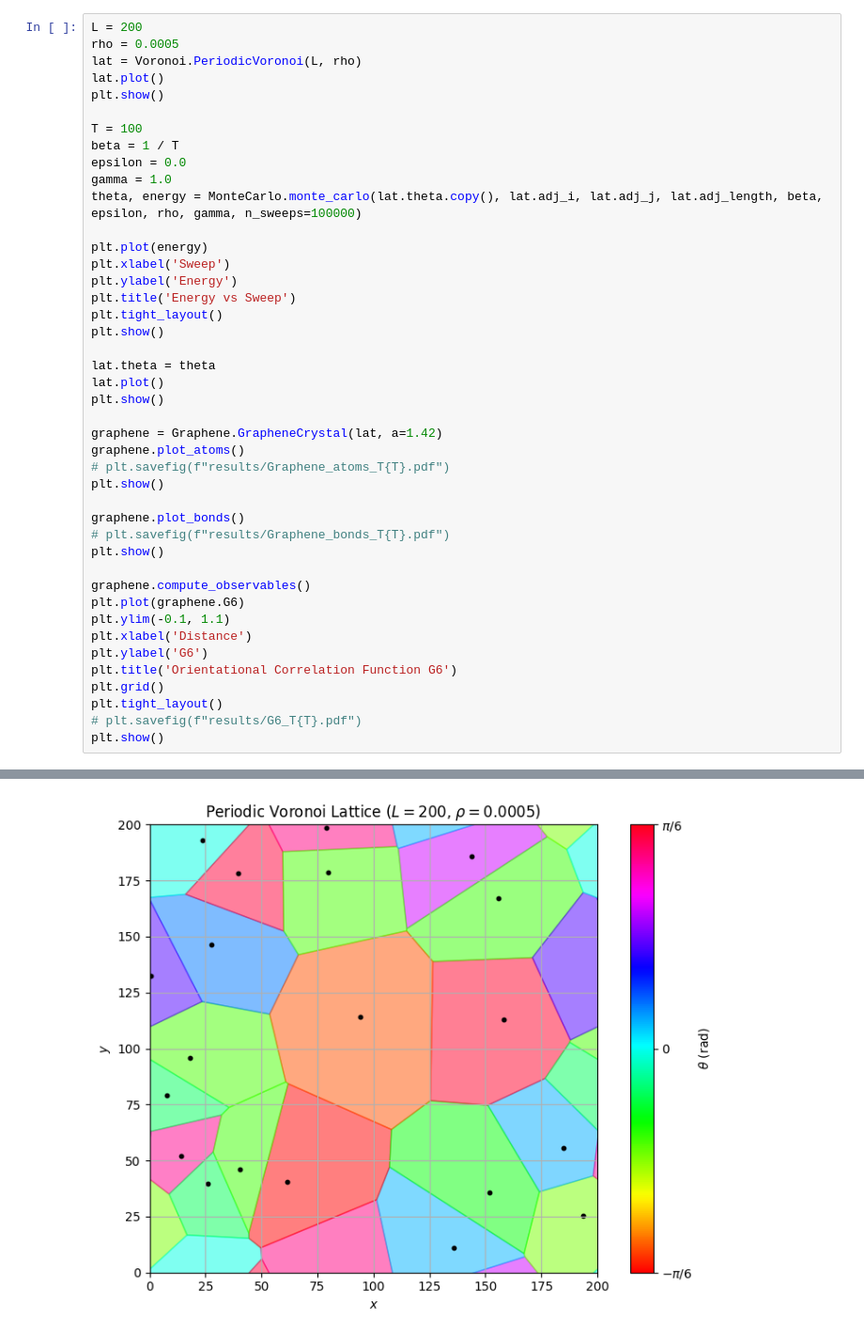
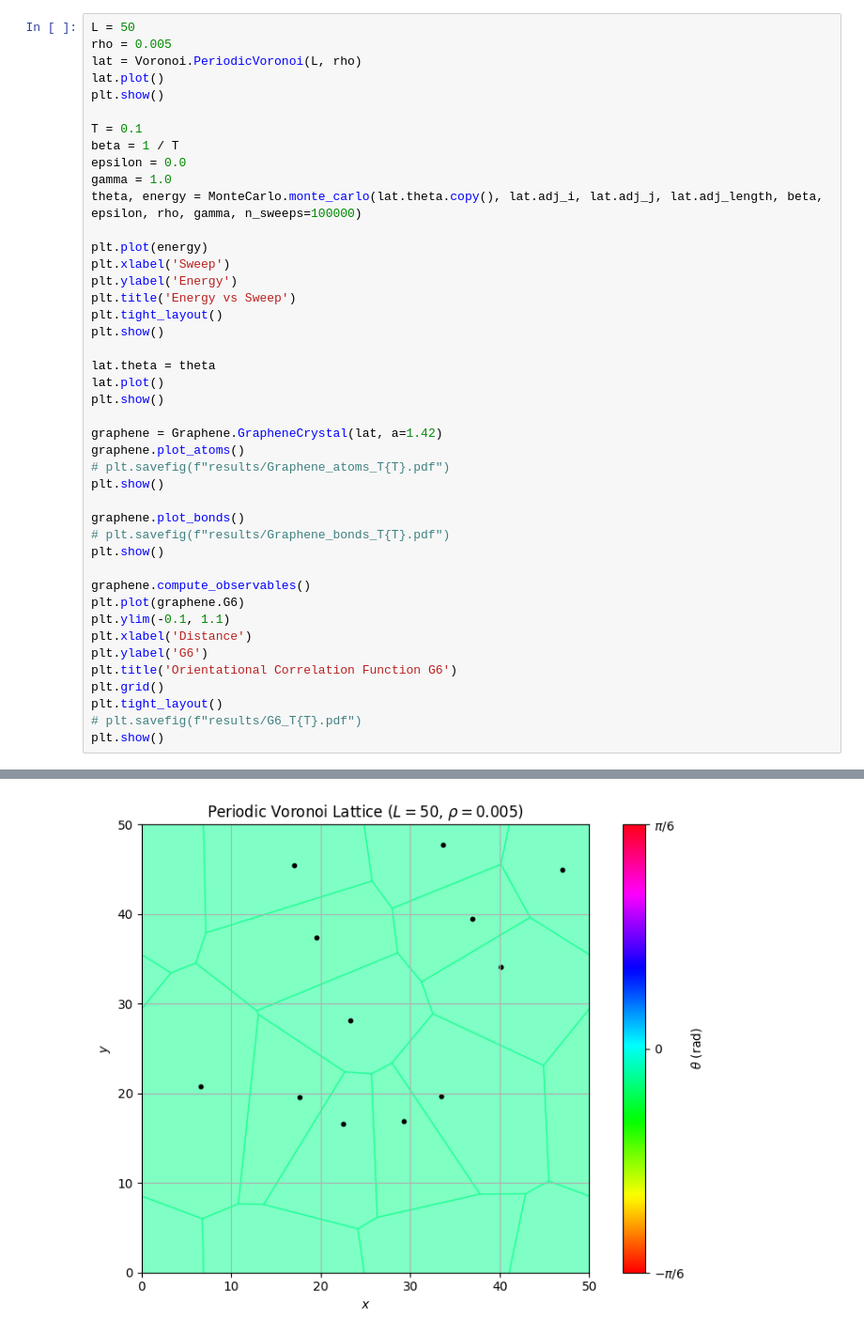
Before and after one commit to Ciciss1/TP, a Jupyter notebook: TP2/Simulation/test.ipynb, the cells around one changed output, grey strips where cells are left out. Shown at 94% size. Saved outputs shown, nothing was run; the diff lists cells and outputs as text.

```diff
--- a/TP2/Simulation/test.ipynb
+++ b/TP2/Simulation/test.ipynb
@@ -9,13 +8,13 @@ import os
 %load_ext autoreload
 %autoreload 2
 # %%
-L = 200
-rho = 0.0005
+L = 50
+rho = 0.005
 lat = Voronoi.PeriodicVoronoi(L, rho)
 lat.plot()
 plt.show()
 
-T = 100
+T = 0.1
 beta = 1 / T
 epsilon = 0.0
 gamma = 1.0
@@ -57 +56 @@ plt.show()
-[figure, old version]
+[figure, new version]
```
Also changed, not shown: parts of 3 cells of this notebook, 4 other files.
